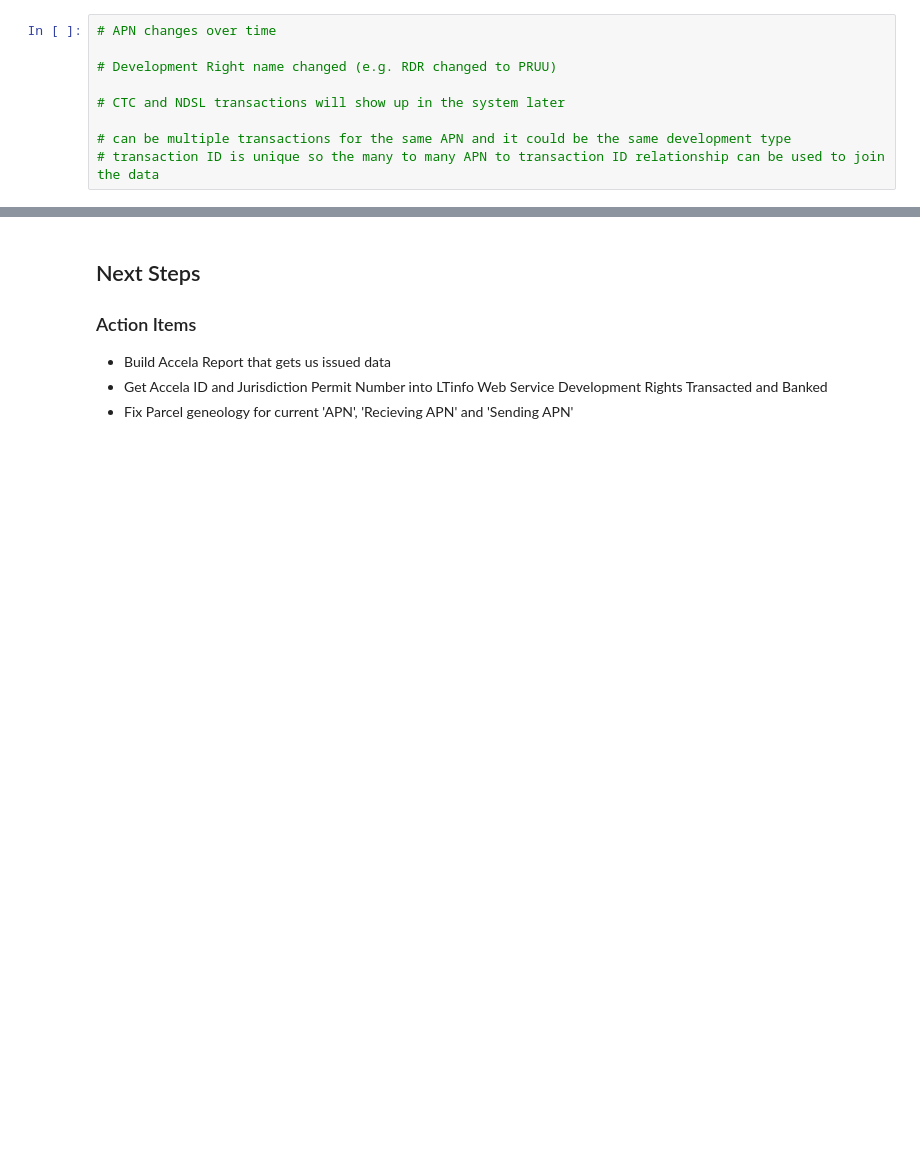
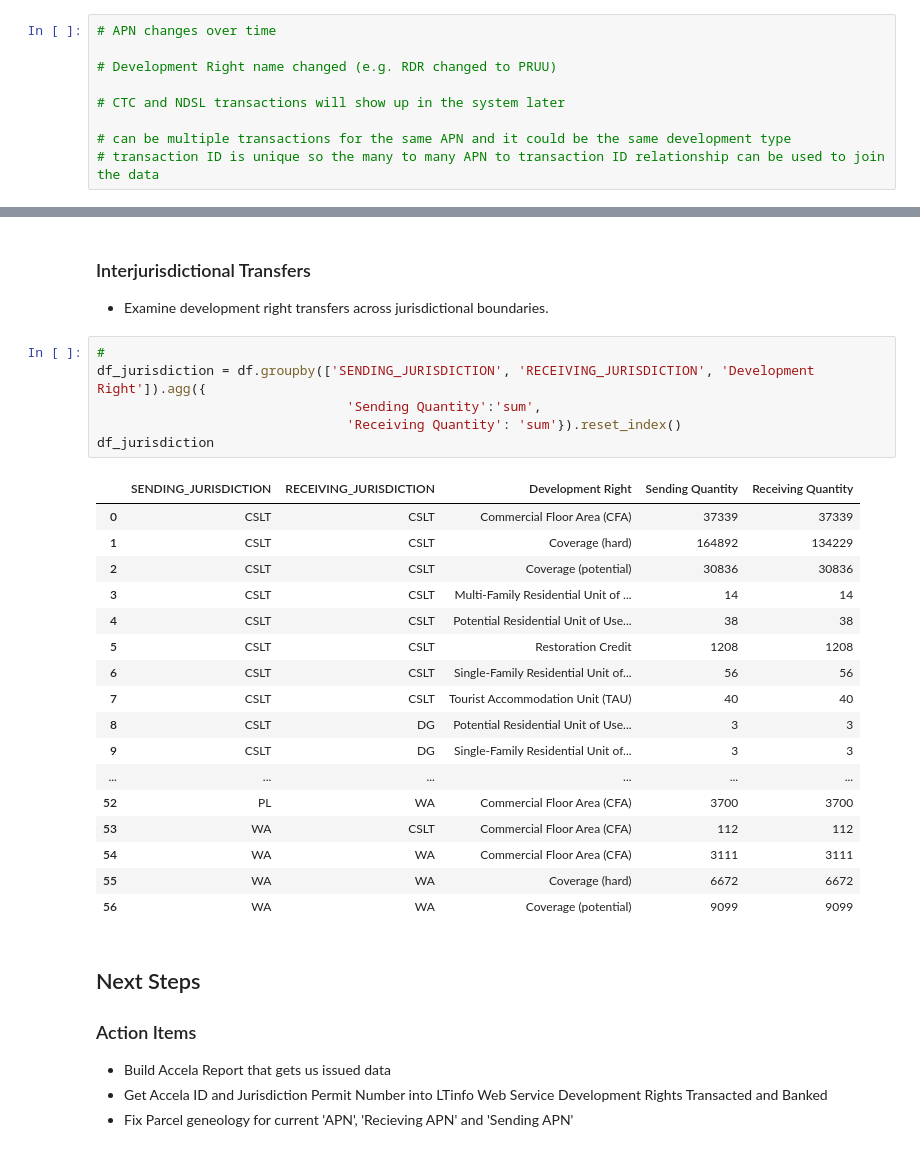
Before and after one commit to trpa-agency/Reporting, a Jupyter notebook: development_right_transfers_data_enginnering_analysis.ipynb, the cells around one changed output, grey strips where cells are left out. Saved outputs shown, nothing was run; the diff lists cells and outputs as text; blank space fills up the shorter version.

```diff
--- a/development_right_transfers_data_enginnering_analysis.ipynb
+++ b/development_right_transfers_data_enginnering_analysis.ipynb
@@ -207,3 +312,30 @@ dfRecievingTransfers.APN.value_counts()
+# %% [markdown]
+### Interjurisdictional Transfers
+- Examine development right transfers across jurisdictional boundaries.
+# %%
+#
+df_jurisdiction = df.groupby(['SENDING_JURISDICTION', 'RECEIVING_JURISDICTION', 'Development Right']).agg({
+                                'Sending Quantity':'sum',
+                                'Receiving Quantity': 'sum'}).reset_index()
+df_jurisdiction
+# %% [output]
+|  | SENDING_JURISDICTION | RECEIVING_JURISDICTION | Development Right | Sending Quantity | Receiving Quantity |
+| 0 | CSLT | CSLT | Commercial Floor Area (CFA) | 37339 | 37339 |
+| 1 | CSLT | CSLT | Coverage (hard) | 164892 | 134229 |
+| 2 | CSLT | CSLT | Coverage (potential) | 30836 | 30836 |
+| 3 | CSLT | CSLT | Multi-Family Residential Unit of ... | 14 | 14 |
+| 4 | CSLT | CSLT | Potential Residential Unit of Use... | 38 | 38 |
+| 5 | CSLT | CSLT | Restoration Credit | 1208 | 1208 |
+| 6 | CSLT | CSLT | Single-Family Residential Unit of... | 56 | 56 |
+| 7 | CSLT | CSLT | Tourist Accommodation Unit (TAU) | 40 | 40 |
+| 8 | CSLT | DG | Potential Residential Unit of Use... | 3 | 3 |
+| 9 | CSLT | DG | Single-Family Residential Unit of... | 3 | 3 |
+| ... | ... | ... | ... | ... | ... |
+| 52 | PL | WA | Commercial Floor Area (CFA) | 3700 | 3700 |
+| 53 | WA | CSLT | Commercial Floor Area (CFA) | 112 | 112 |
+| 54 | WA | WA | Commercial Floor Area (CFA) | 3111 | 3111 |
+| 55 | WA | WA | Coverage (hard) | 6672 | 6672 |
+| 56 | WA | WA | Coverage (potential) | 9099 | 9099 |
 # %% [markdown]
 ## Next Steps
 ### Action Items
```
Also changed, not shown: parts of 20 cells of this notebook.
